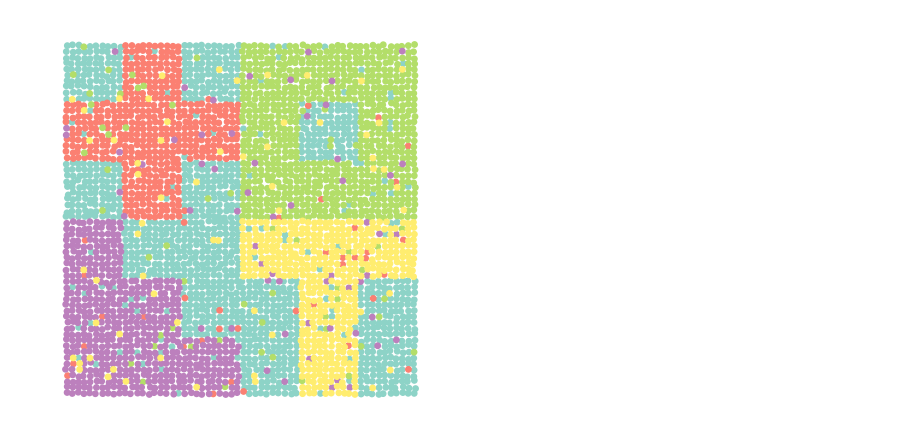
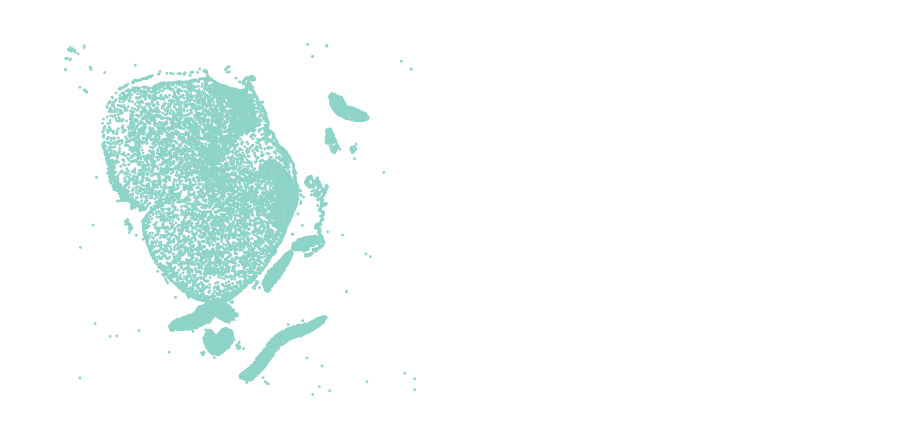
Before and after one commit to craigfouts/asterism, a Jupyter notebook: notebooks/sandbox.ipynb, the cells around one changed output. Cells and saved outputs as stored; diff of their text form; code cells hidden in the pictures.

```diff
--- a/notebooks/sandbox.ipynb
+++ b/notebooks/sandbox.ipynb
@@ -22,8 +24,10 @@ from asterism.utils.acts import Dirichlet
 from asterism.utils.data import make_dataset
 from asterism.utils.nets import ACT, NORM, OPTIM, Encoder, MLP, RNN
 from asterism.utils.figs import show_comparison, show_dataset
-# %%
-data, locs, labels = make_dataset(wiggle=.1, mix=.1, return_tensor=True)
-show_dataset(locs, labels)
-# %% [output]
-[figure, removed]
+# %%
+mdata = mu.read('spine.h5mu')
+data = torch.tensor(mdata['protein'].X)
+locs = torch.tensor(mdata['physical'].obsm['spatial'])
+show_dataset(locs, size=1)
+# %% [output]
+[figure, added]
```
Also changed, not shown: parts of 4 cells of this notebook, 2 other files.
